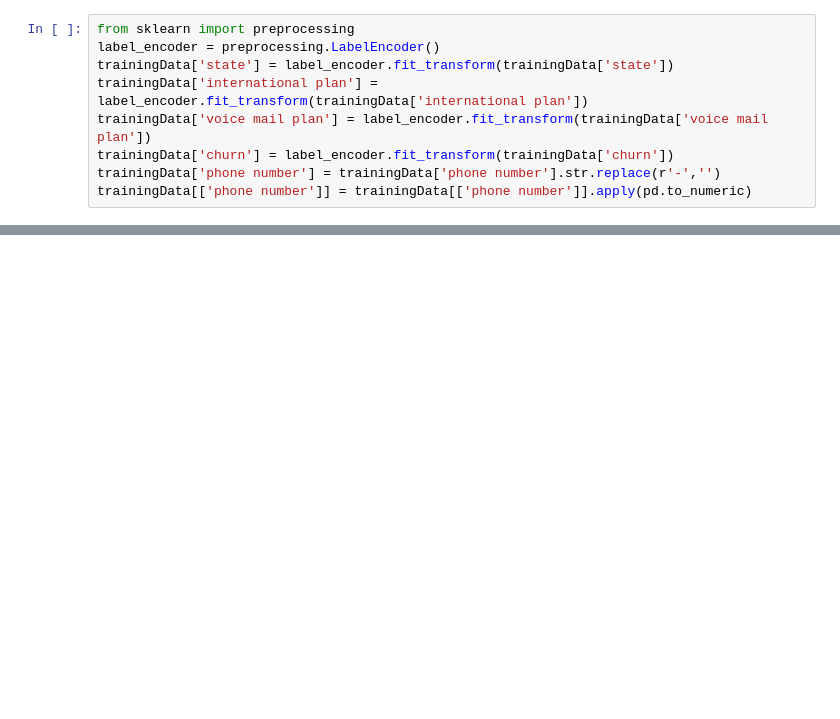
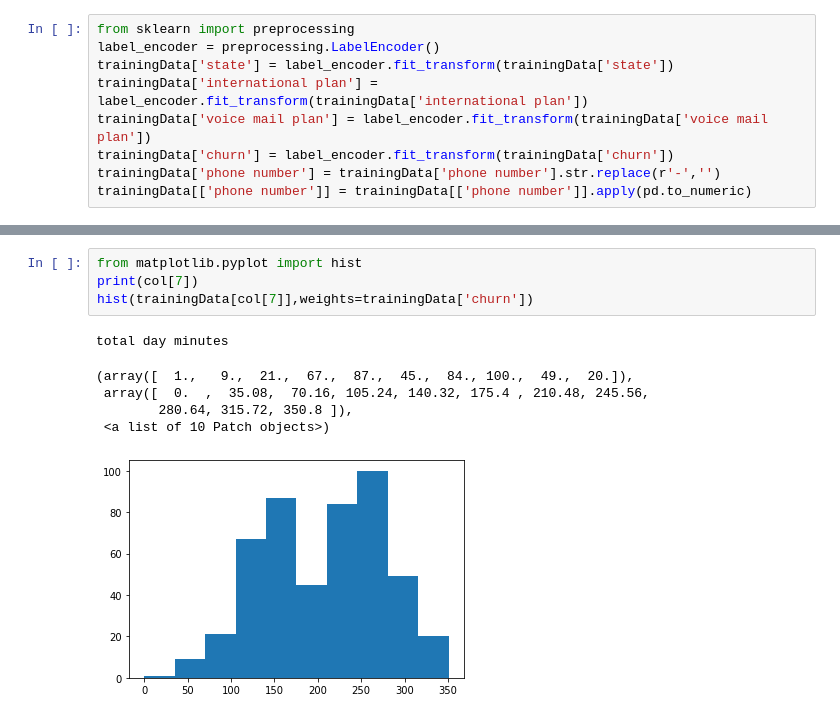
Before and after one commit to duhajarrar/TelecomMIT, a Jupyter notebook: telecom.ipynb, the cells around one changed output, grey strips where cells are left out. Saved outputs shown, nothing was run; the diff lists cells and outputs as text; blank space fills up the shorter version.

```diff
--- a/telecom.ipynb
+++ b/telecom.ipynb
@@ -52,0 +52,11 @@ trainingData[['phone number']] = trainingData[['phone number']].apply(pd.to_nume
+# %%
+from matplotlib.pyplot import hist
+print(col[7])
+hist(trainingData[col[7]],weights=trainingData['churn'])
+# %% [output]
+total day minutes
+(array([  1.,   9.,  21.,  67.,  87.,  45.,  84., 100.,  49.,  20.]),
+ array([  0.  ,  35.08,  70.16, 105.24, 140.32, 175.4 , 210.48, 245.56,
+        280.64, 315.72, 350.8 ]),
+ <a list of 10 Patch objects>)
+[figure, added]
```
Also changed, not shown: parts of 7 cells of this notebook.
